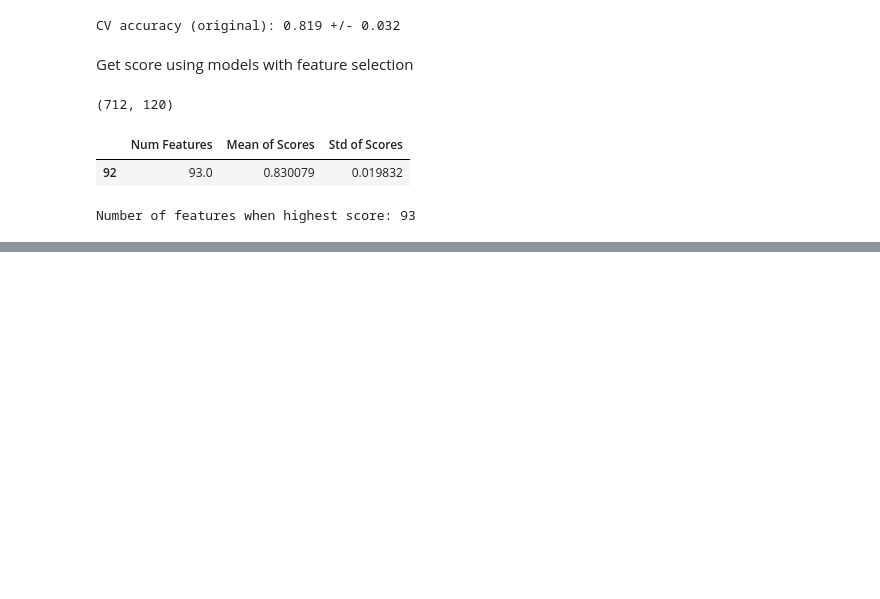
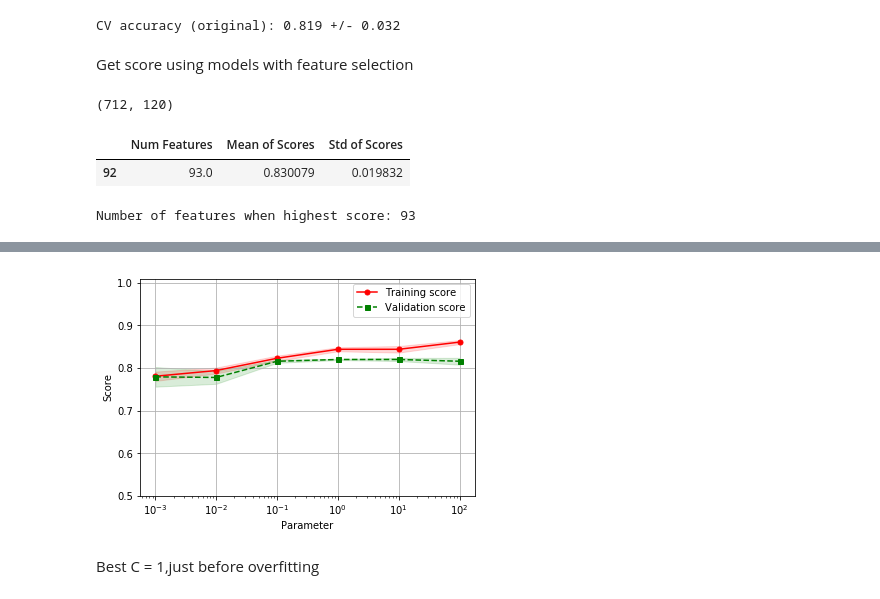
Before and after one commit to galiph/Feature_Engineering, a Jupyter notebook: 01_Titanic_Feature_Engineering.ipynb, the cells around one changed output, grey strips where cells are left out. Saved outputs shown, nothing was run; the diff lists cells and outputs as text; code cells hidden in the pictures; blank space fills up the shorter version.

```diff
--- a/01_Titanic_Feature_Engineering.ipynb
+++ b/01_Titanic_Feature_Engineering.ipynb
@@ -214,0 +287,31 @@ Number of features when highest score: 93
+# %%
+# Plot validation curve
+def plot_validation_curve(estimator, title, X, y, param_name, param_range, ylim=None, cv=None,
+                        n_jobs=1, train_sizes=np.linspace(.1, 1.0, 5)):
+    train_scores, test_scores = validation_curve(estimator, X, y, param_name, param_range, cv)
+    train_mean = np.mean(train_scores, axis=1)
+    train_std = np.std(train_scores, axis=1)
+    test_mean = np.mean(test_scores, axis=1)
+    test_std = np.std(test_scores, axis=1)
+    plt.plot(param_range, train_mean, color='r', marker='o', markersize=5, label='Training score')
+    plt.fill_between(param_range, train_mean + train_std, train_mean - train_std, alpha=0.15, color='r')
+    plt.plot(param_range, test_mean, color='g', linestyle='--', marker='s', markersize=5, label='Validation score')
+    plt.fill_between(param_range, test_mean + test_std, test_mean - test_std, alpha=0.15, color='g')
+    plt.grid()
+    plt.xscale('log')
+    plt.legend(loc='best')
+    plt.xlabel('Parameter')
+    plt.ylabel('Score')
+    plt.ylim(ylim)
+# %%
+# Plot validation curve
+title = 'Validation Curve (Logistic Regression)'
+param_name = 'C'
+param_range = [0.001, 0.01, 0.1, 1.0, 10.0, 100.0]
+cv = 10
+plot_validation_curve(estimator=logreg, title=title, X=X_train_poly_selected, y=y_train,
+                      param_name=param_name, ylim=(0.5, 1.01), param_range=param_range);
+# %% [output]
+[figure, added]
+# %% [markdown]
+Best C = 1,just before overfitting
```
Also changed, not shown: parts of 13 cells of this notebook.
